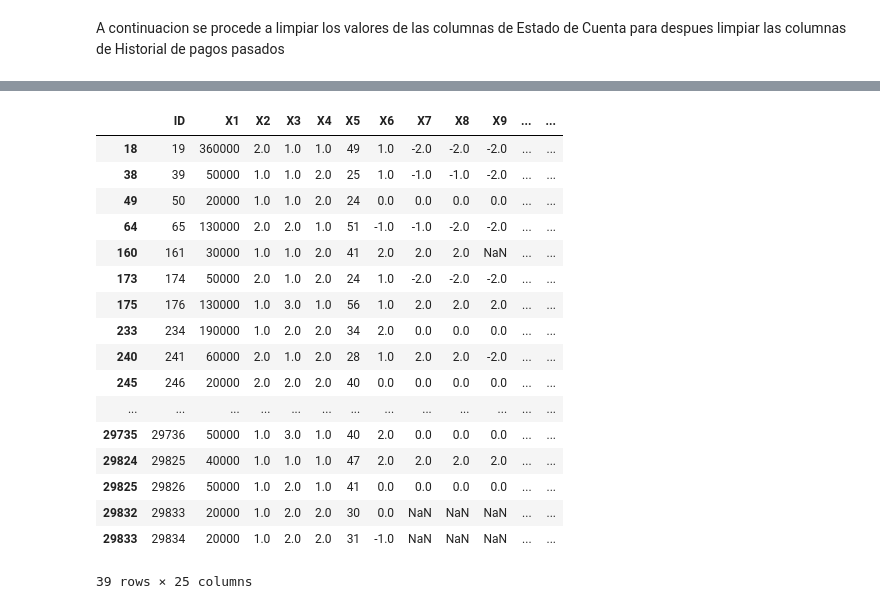
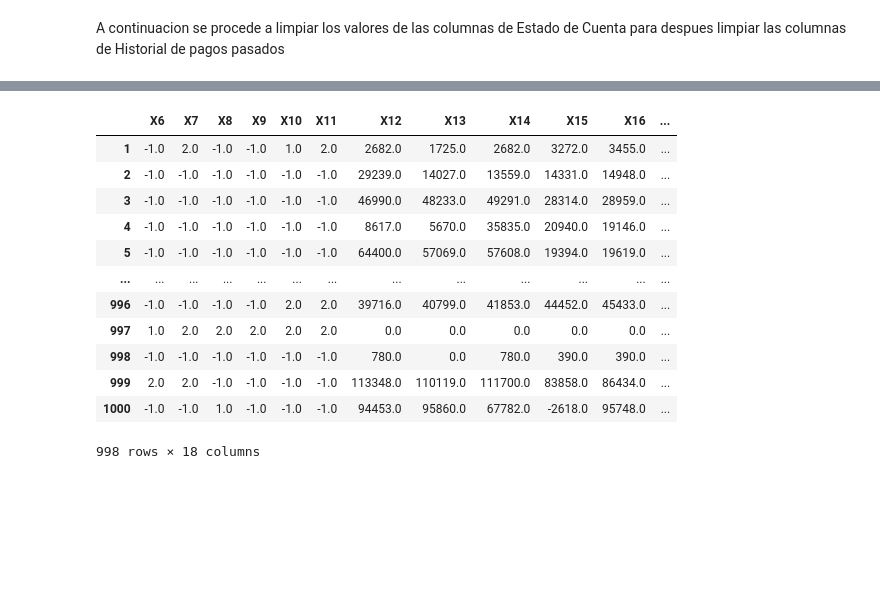
Before and after one commit to PosgradoMNA/actividades-de-aprendizaje-JulioOsvaldoHernandezBucio, a Jupyter notebook: Semana3_Actividad1.ipynb, the cells around one changed output, grey strips where cells are left out. Cells and saved outputs as stored; diff of their text form; code cells hidden in the pictures; blank space fills up the shorter version.

```diff
--- a/Semana3_Actividad1.ipynb
+++ b/Semana3_Actividad1.ipynb
@@ -249,21 +233,37 @@ update_df.loc[:,'X6': 'X23']
-# %%
-df1
-# %% [output]
-|  | ID | X1 | X2 | X3 | X4 | X5 | X6 | X7 | X8 | X9 | ... | ... |
-| 18 | 19 | 360000 | 2.0 | 1.0 | 1.0 | 49 | 1.0 | -2.0 | -2.0 | -2.0 | ... | ... |
-| 38 | 39 | 50000 | 1.0 | 1.0 | 2.0 | 25 | 1.0 | -1.0 | -1.0 | -2.0 | ... | ... |
-| 49 | 50 | 20000 | 1.0 | 1.0 | 2.0 | 24 | 0.0 | 0.0 | 0.0 | 0.0 | ... | ... |
-| 64 | 65 | 130000 | 2.0 | 2.0 | 1.0 | 51 | -1.0 | -1.0 | -2.0 | -2.0 | ... | ... |
-| 160 | 161 | 30000 | 1.0 | 1.0 | 2.0 | 41 | 2.0 | 2.0 | 2.0 | NaN | ... | ... |
-| 173 | 174 | 50000 | 2.0 | 1.0 | 2.0 | 24 | 1.0 | -2.0 | -2.0 | -2.0 | ... | ... |
-| 175 | 176 | 130000 | 1.0 | 3.0 | 1.0 | 56 | 1.0 | 2.0 | 2.0 | 2.0 | ... | ... |
-| 233 | 234 | 190000 | 1.0 | 2.0 | 2.0 | 34 | 2.0 | 0.0 | 0.0 | 0.0 | ... | ... |
-| 240 | 241 | 60000 | 2.0 | 1.0 | 2.0 | 28 | 1.0 | 2.0 | 2.0 | -2.0 | ... | ... |
-| 245 | 246 | 20000 | 2.0 | 2.0 | 2.0 | 40 | 0.0 | 0.0 | 0.0 | 0.0 | ... | ... |
-| ... | ... | ... | ... | ... | ... | ... | ... | ... | ... | ... | ... | ... |
-| 29735 | 29736 | 50000 | 1.0 | 3.0 | 1.0 | 40 | 2.0 | 0.0 | 0.0 | 0.0 | ... | ... |
-| 29824 | 29825 | 40000 | 1.0 | 1.0 | 1.0 | 47 | 2.0 | 2.0 | 2.0 | 2.0 | ... | ... |
-| 29825 | 29826 | 50000 | 1.0 | 2.0 | 1.0 | 41 | 0.0 | 0.0 | 0.0 | 0.0 | ... | ... |
-| 29832 | 29833 | 20000 | 1.0 | 2.0 | 2.0 | 30 | 0.0 | NaN | NaN | NaN | ... | ... |
-| 29833 | 29834 | 20000 | 1.0 | 2.0 | 2.0 | 31 | -1.0 | NaN | NaN | NaN | ... | ... |
-39 rows × 25 columns
+# %%
+for index, row in df.iterrows():
+  for column in df[['X6', 'X7', 'X8', 'X9', 'X10', 'X11']]:
+    if(not np.isnan(df[column][index]) and df[column][index] != 0 and df[column][index] != -1 and df[column][index] < 0):
+      df.at[index, column] = df[column][index] * -1
+# %%
+for index, row in df.iterrows():
+  mean = 0
+  listColumnsNan = []
+  for column in df[['X6', 'X7', 'X8', 'X9', 'X10', 'X11']]:
+    if(df[column][index] == 0):
+      listColumnsNan.append(column) #If row has 0 on bill statement value column we get that column
+
+  #If has 0 we get the replace zero with default
+  if(len(listColumnsNan) > 0):
+    for column in listColumnsNan:
+      columnPayMent = 'X' + str((12 + int(column[1:])))
+      if(df[columnPayMent][index] != 0): #if there's a payment it means pay duly
+        df.at[index,column] = -1
+      else:
+        df.at[index,column] = 1
+# %%
+df.loc[1:1000,'X6': 'X23']
+# %% [output]
+|  | X6 | X7 | X8 | X9 | X10 | X11 | X12 | X13 | X14 | X15 | X16 | ... |
+| 1 | -1.0 | 2.0 | -1.0 | -1.0 | 1.0 | 2.0 | 2682.0 | 1725.0 | 2682.0 | 3272.0 | 3455.0 | ... |
+| 2 | -1.0 | -1.0 | -1.0 | -1.0 | -1.0 | -1.0 | 29239.0 | 14027.0 | 13559.0 | 14331.0 | 14948.0 | ... |
+| 3 | -1.0 | -1.0 | -1.0 | -1.0 | -1.0 | -1.0 | 46990.0 | 48233.0 | 49291.0 | 28314.0 | 28959.0 | ... |
+| 4 | -1.0 | -1.0 | -1.0 | -1.0 | -1.0 | -1.0 | 8617.0 | 5670.0 | 35835.0 | 20940.0 | 19146.0 | ... |
+| 5 | -1.0 | -1.0 | -1.0 | -1.0 | -1.0 | -1.0 | 64400.0 | 57069.0 | 57608.0 | 19394.0 | 19619.0 | ... |
+| ... | ... | ... | ... | ... | ... | ... | ... | ... | ... | ... | ... | ... |
+| 996 | -1.0 | -1.0 | -1.0 | -1.0 | 2.0 | 2.0 | 39716.0 | 40799.0 | 41853.0 | 44452.0 | 45433.0 | ... |
+| 997 | 1.0 | 2.0 | 2.0 | 2.0 | 2.0 | 2.0 | 0.0 | 0.0 | 0.0 | 0.0 | 0.0 | ... |
+| 998 | -1.0 | -1.0 | -1.0 | -1.0 | -1.0 | -1.0 | 780.0 | 0.0 | 780.0 | 390.0 | 390.0 | ... |
+| 999 | 2.0 | 2.0 | -1.0 | -1.0 | -1.0 | -1.0 | 113348.0 | 110119.0 | 111700.0 | 83858.0 | 86434.0 | ... |
+| 1000 | -1.0 | -1.0 | 1.0 | -1.0 | -1.0 | -1.0 | 94453.0 | 95860.0 | 67782.0 | -2618.0 | 95748.0 | ... |
+998 rows × 18 columns
```
Also changed, not shown: parts of 9 cells of this notebook.
